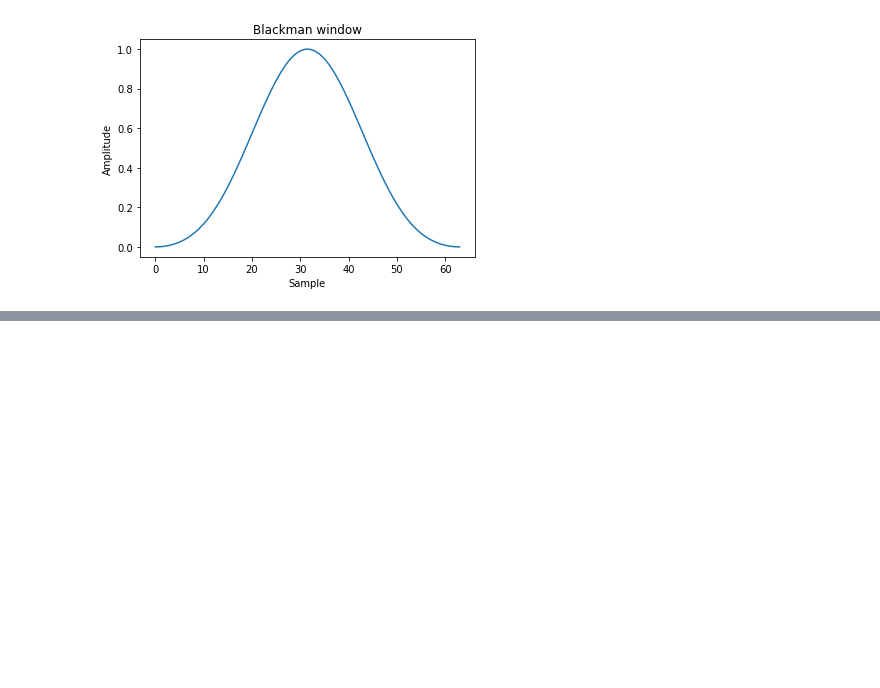
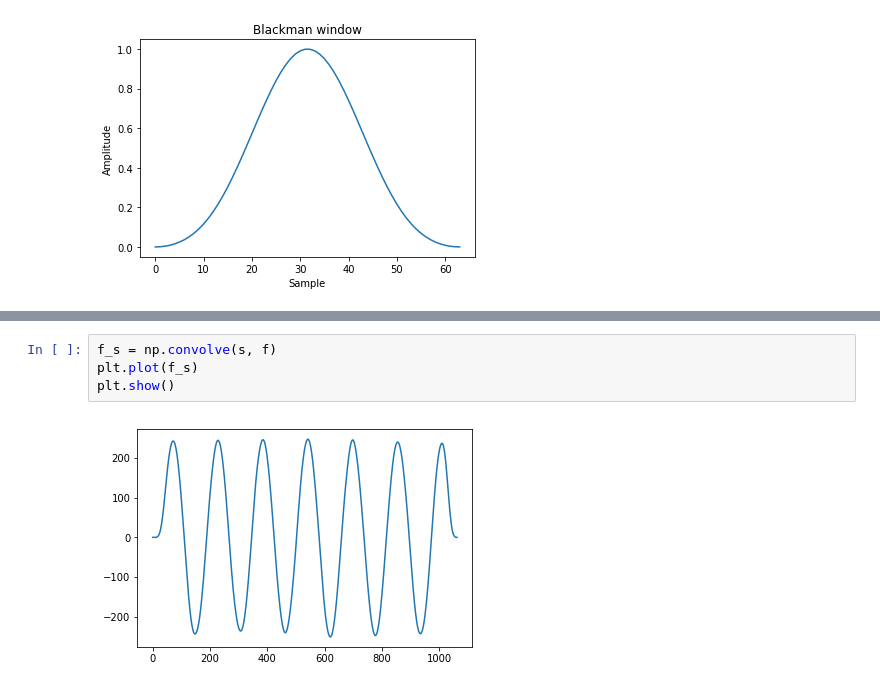
Before and after one commit to serhii-soboliev/dspbase, a Jupyter notebook: demo/filters/blackman.ipynb, the cells around one changed output, grey strips where cells are left out. Saved outputs shown, nothing was run; the diff lists cells and outputs as text; blank space fills up the shorter version.

```diff
--- a/demo/filters/blackman.ipynb
+++ b/demo/filters/blackman.ipynb
@@ -27,0 +37,6 @@ plt.show()
+# %%
+f_s = np.convolve(s, f)
+plt.plot(f_s)
+plt.show()
+# %% [output]
+[figure, added]
```
Also changed, not shown: parts of 3 cells of this notebook, 3 other files.
